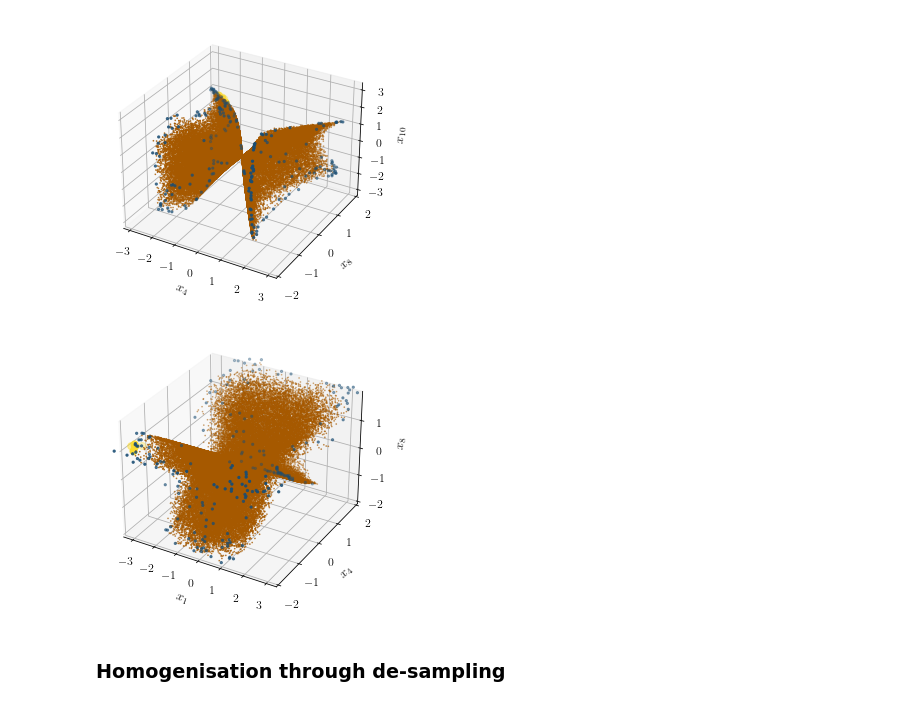
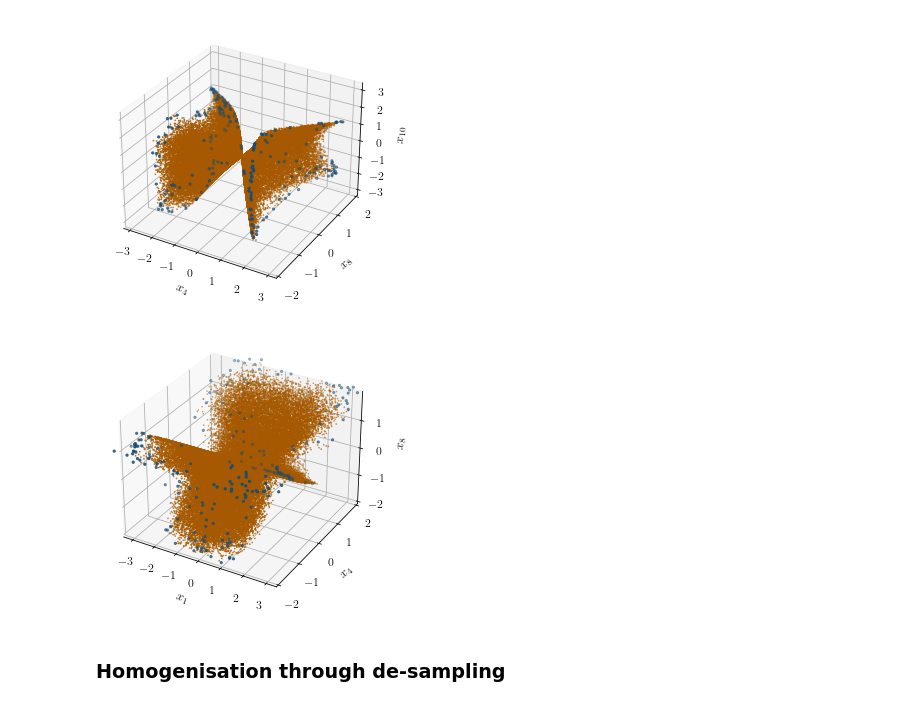
Before and after one commit to c-eloy/MLFlatDirections, a Jupyter notebook: Figures/Figures.ipynb, the cells around one changed output. Drawn from its saved outputs; the diff is of its cells as text; code cells hidden in the pictures.

Commit message:
Update of the cluster figures without cluster 2. Mathematica file for the stability of scalar masses at level 0.

```diff
--- a/Figures/Figures.ipynb
+++ b/Figures/Figures.ipynb
@@ -404,25 +405,26 @@ plt.show()
 # %%
 %matplotlib inline
 
 fig = plt.figure(figsize=(5,5))
 ax = fig.add_subplot(projection='3d')
 # ax.view_init(elev=25, azim=-45)
 
 ax.scatter(x5d_desampled[labels==0,0],x5d_desampled[labels==0,2],x5d_desampled[labels==0,3],color=my_colors[1], s=0.5, label = 'Cluster 1')
 ax.scatter(x5d_desampled[labels==-1,0],x5d_desampled[labels==-1,2],x5d_desampled[labels==-1,3],color=my_colors[0], s=5, label = 'Not assigned')
-ax.scatter(x5d_desampled[labels==1,0],x5d_desampled[labels==1,2],x5d_desampled[labels==1,3],color=my_colors[5], s=50, label = 'Cluster 2')
+# ax.scatter(x5d_desampled[labels==1,0],x5d_desampled[labels==1,2],x5d_desampled[labels==1,3],color=my_colors[5], s=50, label = 'Cluster 2')
+ax.scatter(x5d_desampled[labels==1,0],x5d_desampled[labels==1,2],x5d_desampled[labels==1,3],color=my_colors[0], s=5)
 ax.set_ylim(-2,2)
 # ax.set_yticks([-1,0,1])
 ax.set_xlabel("$x_1$")
 ax.set_ylabel("$x_4$")
 ax.set_zlabel("$x_{8}$")
 # ax.legend()
 
-plt.savefig("3d_plot_x1_x4_x8_21_05_2025_desampled.png", bbox_inches="tight", dpi=300)
+# plt.savefig("3d_plot_x1_x4_x8_21_05_2025_desampled.png", bbox_inches="tight", dpi=300)
 
 plt.show()
 # %% [output]
-[figure, old version]
+[figure, new version]
 # %% [markdown]
 ### Homogenisation through de-sampling
 # %%
```
Also changed, not shown: parts of 2 cells of this notebook, 3 other files.
